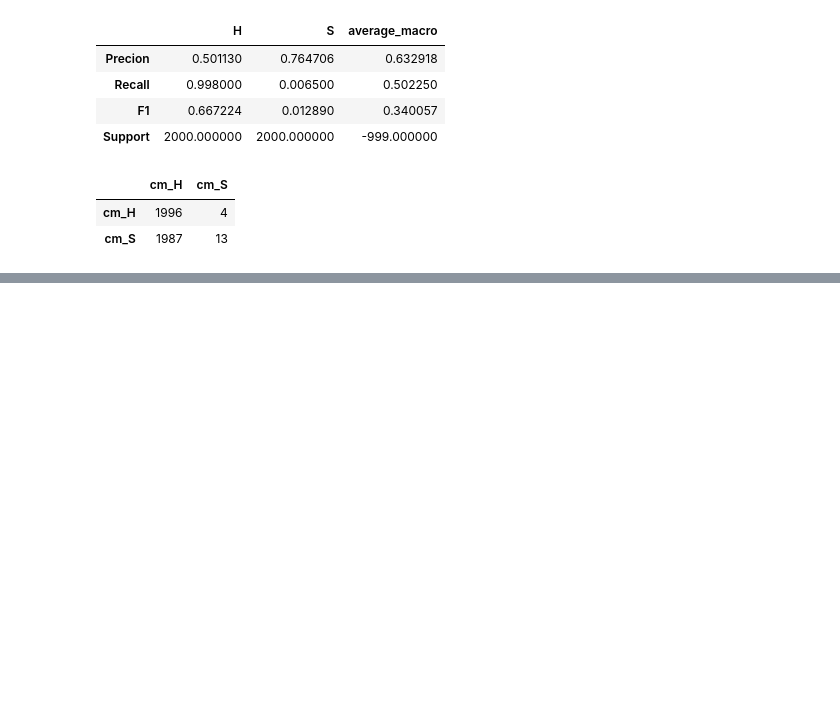
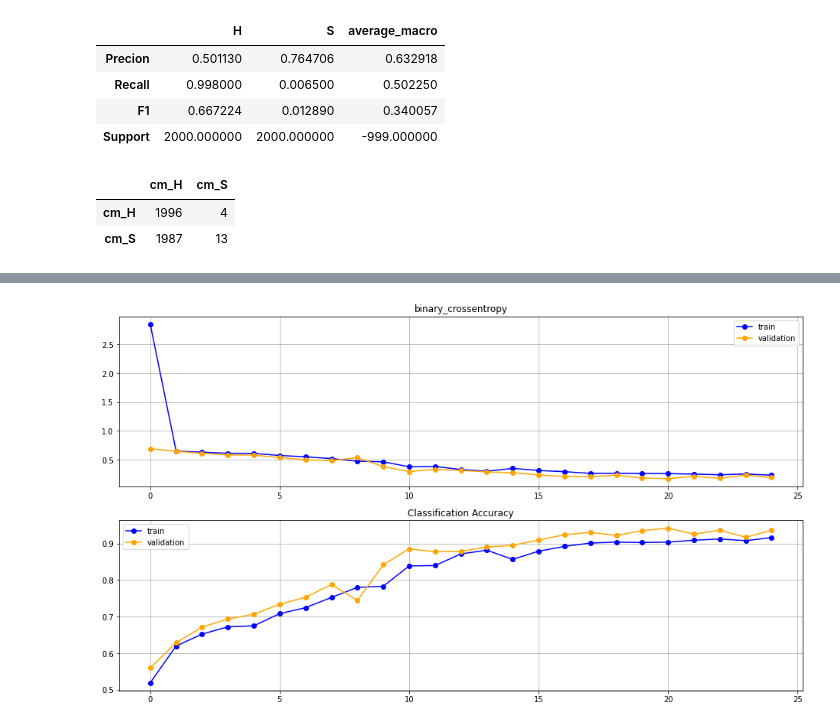
Before and after one commit to kbenmus02/A62-EquipeCV, a Jupyter notebook: notebook/iteration_3_model_6_cnn_dropout.ipynb, the cells around one changed output, grey strips where cells are left out. Drawn from its saved outputs; the diff is of its cells as text; code cells hidden in the pictures; blank space fills up the shorter version.

```diff
--- a/notebook/iteration_3_model_6_cnn_dropout.ipynb
+++ b/notebook/iteration_3_model_6_cnn_dropout.ipynb
@@ -602,8 +610,0 @@ from tensorflow.keras.preprocessing.image import ImageDataGenerator
-# %%
-aug = ImageDataGenerator(rotation_range=359, \
-                         zoom_range=0.15, \
-                         width_shift_range=0.2, height_shift_range=0.2, \
-                         shear_range=0.15, \
-                         horizontal_flip=True, \
-                         vertical_flip=True, \
-                         fill_mode="nearest")
@@ -874,0 +892,2 @@ evaluate_model(model_cnn_12, X_test, y_test)
+# %%
+model_cnn_13 = make_model_v3(13, 0.25)
@@ -874,0 +914,7 @@ evaluate_model(model_cnn_12, X_test, y_test)
+# %%
+history_13 = model_cnn_13.fit( \
+                            aug.flow(X_train, y_train_enc, batch_size=BATCH_SIZE, subset=None), \
+                            validation_data = (X_valid, y_valid_enc), \
+                            steps_per_epoch = len(X_train) // BATCH_SIZE, \
+                            epochs = EPOCHS
+                        )
@@ -874,0 +939,4 @@ evaluate_model(model_cnn_12, X_test, y_test)
+# %%
+plot_history(history_13)
+# %% [output]
+[figure, added]
```
Also changed, not shown: parts of 51 cells of this notebook, 4 other files.
